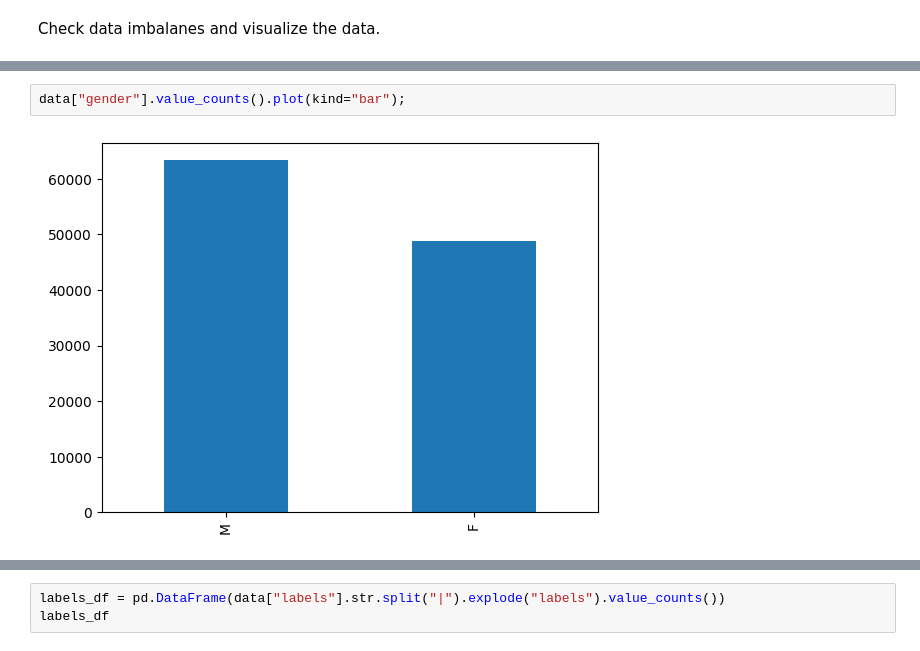
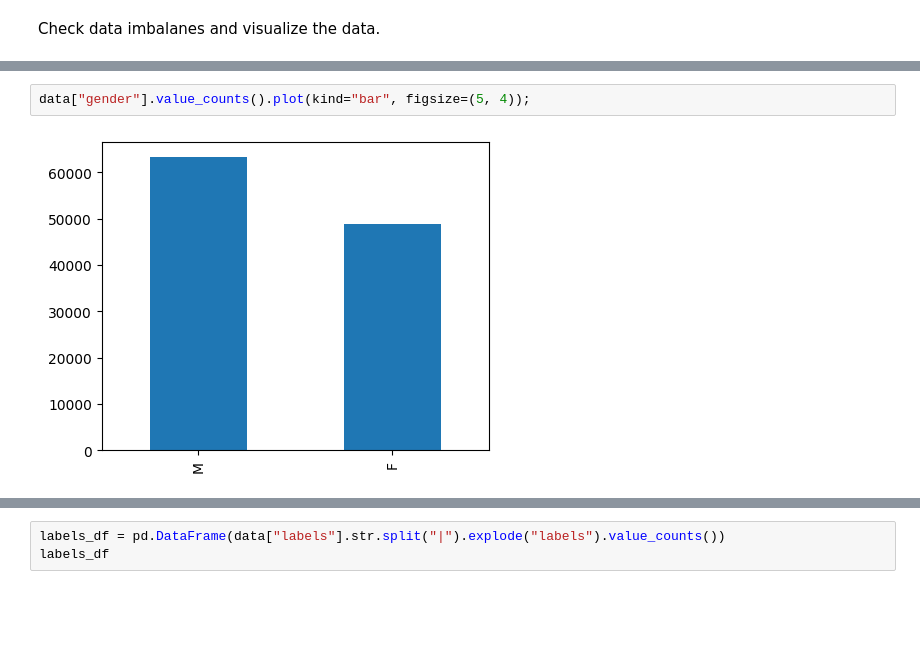
Before and after one commit to niccoulson/CXRay, a Jupyter notebook: notebooks/eda.ipynb, the cells around one changed output, grey strips where cells are left out. Saved outputs shown, nothing was run; the diff lists cells and outputs as text; blank space fills up the shorter version.

```diff
--- a/notebooks/eda.ipynb
+++ b/notebooks/eda.ipynb
@@ -39,4 +41,4 @@ data["labels"].str.split("|").explode("labels").value_counts().plot(kind="bar");
 # %%
-data["gender"].value_counts().plot(kind="bar");
+data["gender"].value_counts().plot(kind="bar", figsize=(5, 4));
 # %% [output]
-[figure, old version]
+[figure, new version]
```
Also changed, not shown: parts of 11 cells of this notebook, 1 other file.
